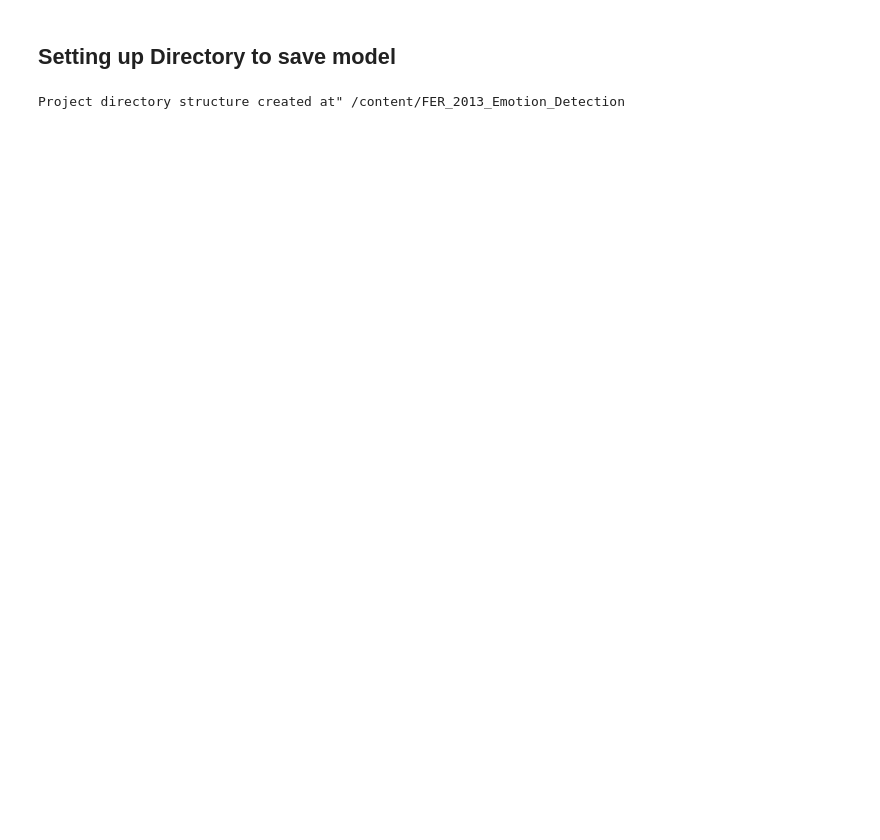
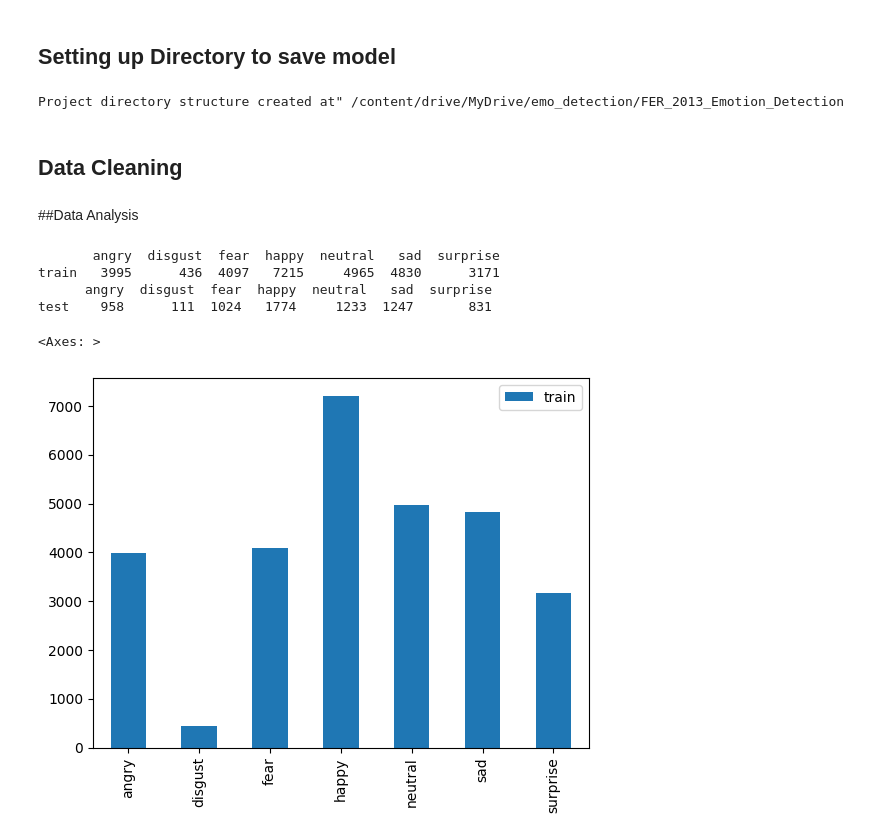
Before and after one commit to aijulhussain/MyDLProjects, a Jupyter notebook: Emotion Detection/Emotions_detection.ipynb, the cells around one changed output. Cells and saved outputs as stored; diff of their text form; code cells hidden in the pictures; blank space fills up the shorter version.

Commit message:
DATA analysis

```diff
--- a/Emotion Detection/Emotions_detection.ipynb
+++ b/Emotion Detection/Emotions_detection.ipynb
@@ -69,7 +68,7 @@ model_names = [
     'ResNet50_Transfer_Learning'
 ]
 
-base_dir ='/content/'
+base_dir ='/content/drive/MyDrive/emo_detection'
 
 #create the project directory
 project_dir = os.path.join(base_dir, project_name)
@@ -82,4 +81,6 @@ for each_model in model_names:
 
 print(f'Project directory structure created at" {project_dir}')
 # %% [output]
-Project directory structure created at" /content/FER_2013_Emotion_Detection
+Project directory structure created at" /content/drive/MyDrive/emo_detection/FER_2013_Emotion_Detection
+# %% [markdown]
+## Data Cleaning
@@ -85,0 +115,41 @@ Project directory structure created at" /content/FER_2013_Emotion_Detection
+# %% [markdown]
+##Data Analysis
+# %%
+# Define a function to count the number of files (assumed to be images for this context) for each subdirectory in a given directory.
+# The function returns a DataFrame with these counts, indexed by a specified set name (e.g., 'train' or 'test').
+def count_files_in_subdirs(directory, set_name):
+  count ={}
+  for item in os.listdir(directory):
+    #Construct the full path to the item
+    item_path = os.path.join(directory, item)
+
+    #check if item is a directory
+    if os.path.isdir(item_path):
+      count[item]= len(os.listdir(item_path))
+
+  #convert the counts directory to a dataframe for easy viewing and analysis
+  #the index of the datafreame is set to the provided set name
+  df = pd.DataFrame(count, index = [set_name])
+  return df
+
+#Paths to the training and testing directories
+train_dir = '/content/drive/MyDrive/emo_detection/train'
+test_dir = '/content/drive/MyDrive/emo_detection/test'
+
+#count the files in the subdirectories of the training directory and print the result
+train_count  = count_files_in_subdirs(train_dir, 'train')
+print(train_count)
+
+#count the files in the subdirectory of the testing directory and print the result
+test_count = count_files_in_subdirs(test_dir, 'test')
+print(test_count)
+# %% [output]
+       angry  disgust  fear  happy  neutral   sad  surprise
+train   3995      436  4097   7215     4965  4830      3171
+      angry  disgust  fear  happy  neutral   sad  surprise
+test    958      111  1024   1774     1233  1247       831
+# %%
+train_count.transpose().plot(kind = 'bar')
+# %% [output]
+<Axes: >
+[figure, added]
```
Also changed, not shown: parts of 20 cells of this notebook.
